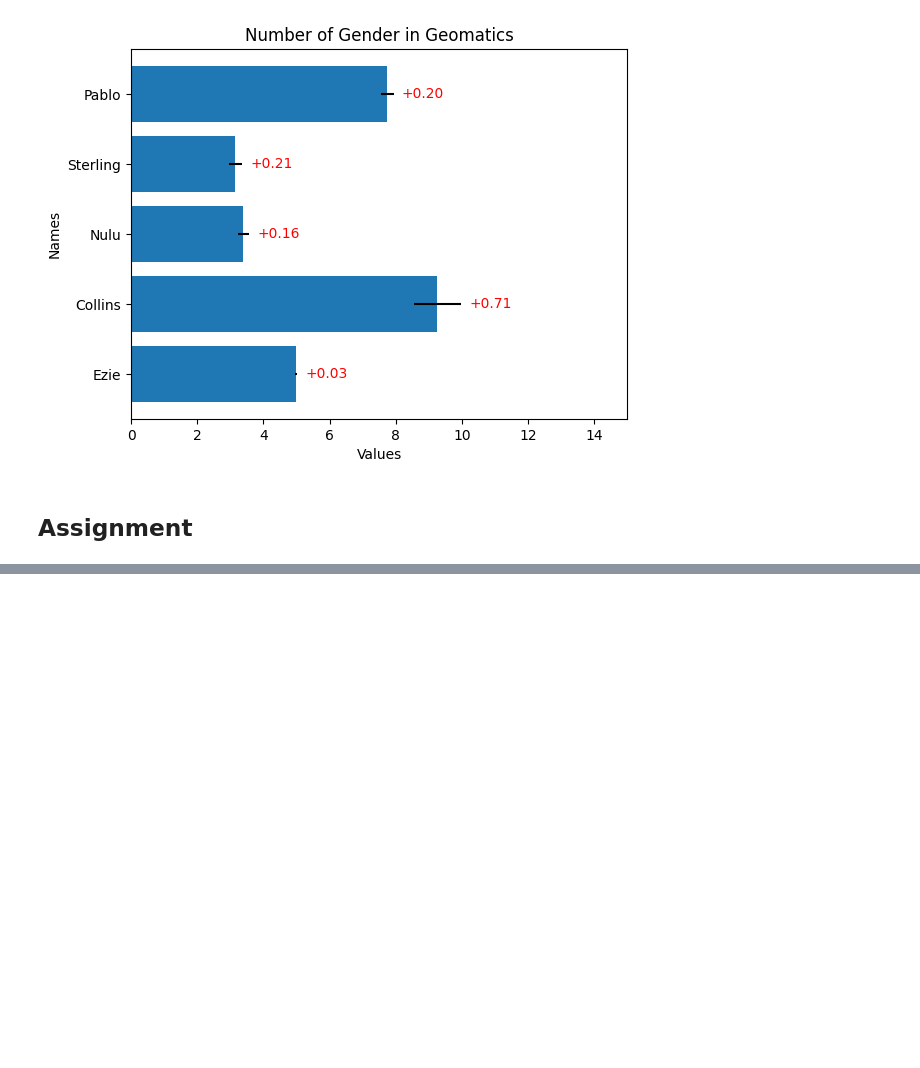
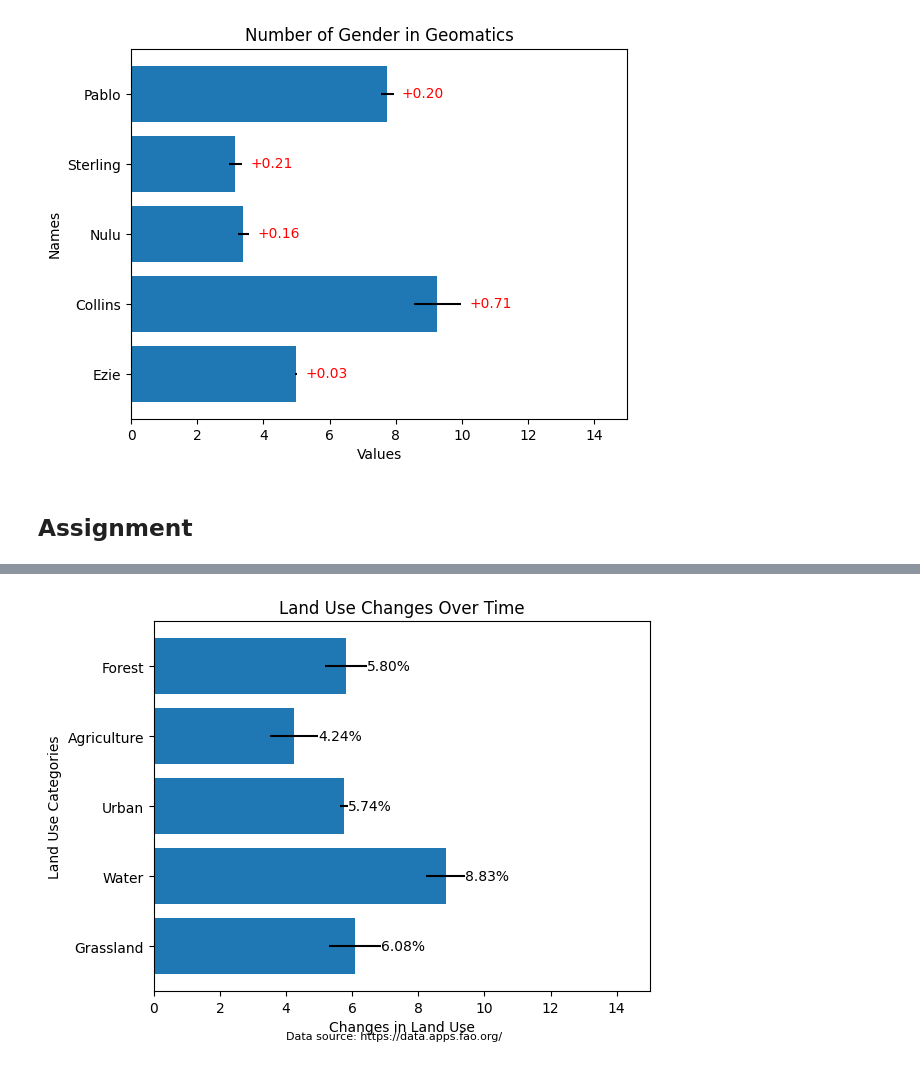
Before and after one commit to mrrpablo/pandas, a Jupyter notebook: Bar Label.ipynb, the cells around one changed output, grey strips where cells are left out. Drawn from its saved outputs; the diff is of its cells as text; code cells hidden in the pictures; blank space fills up the shorter version.

```diff
--- a/Bar Label.ipynb
+++ b/Bar Label.ipynb
@@ -118,0 +113,23 @@ plt.show()
+# %%
+import matplotlib.pyplot as plt
+import numpy as np
+
+np.random.seed(123321)
+LandUse = ("Forest", "Agriculture", "Urban", "Water", "Grassland")
+y_pos = np.arange(len(LandUse))
+changes = 4 + 6 * np.random.rand(len(LandUse))
+error = np.random.rand(len(LandUse))
+fig, ax = plt.subplots()
+hbar = ax.barh(y_pos, changes, xerr=error, align="center")
+ax.set_yticks(y_pos, labels=LandUse)
+ax.invert_yaxis()
+ax.set_title("Land Use Changes Over Time")
+ax.set_xlabel("Changes in Land Use")
+ax.set_ylabel("Land Use Categories")
+ax.bar_label(hbar, labels=[f'{c:.2f}%' for c in changes])
+ax.set_xlim(right = 15)
+plt.figtext(0.5, 0.01, "Data source: https://data.apps.fao.org/", ha="center", fontsize=8)
+
+plt.show()
+# %% [output]
+[figure, added]
```
Also changed, not shown: parts of 2 cells of this notebook.
